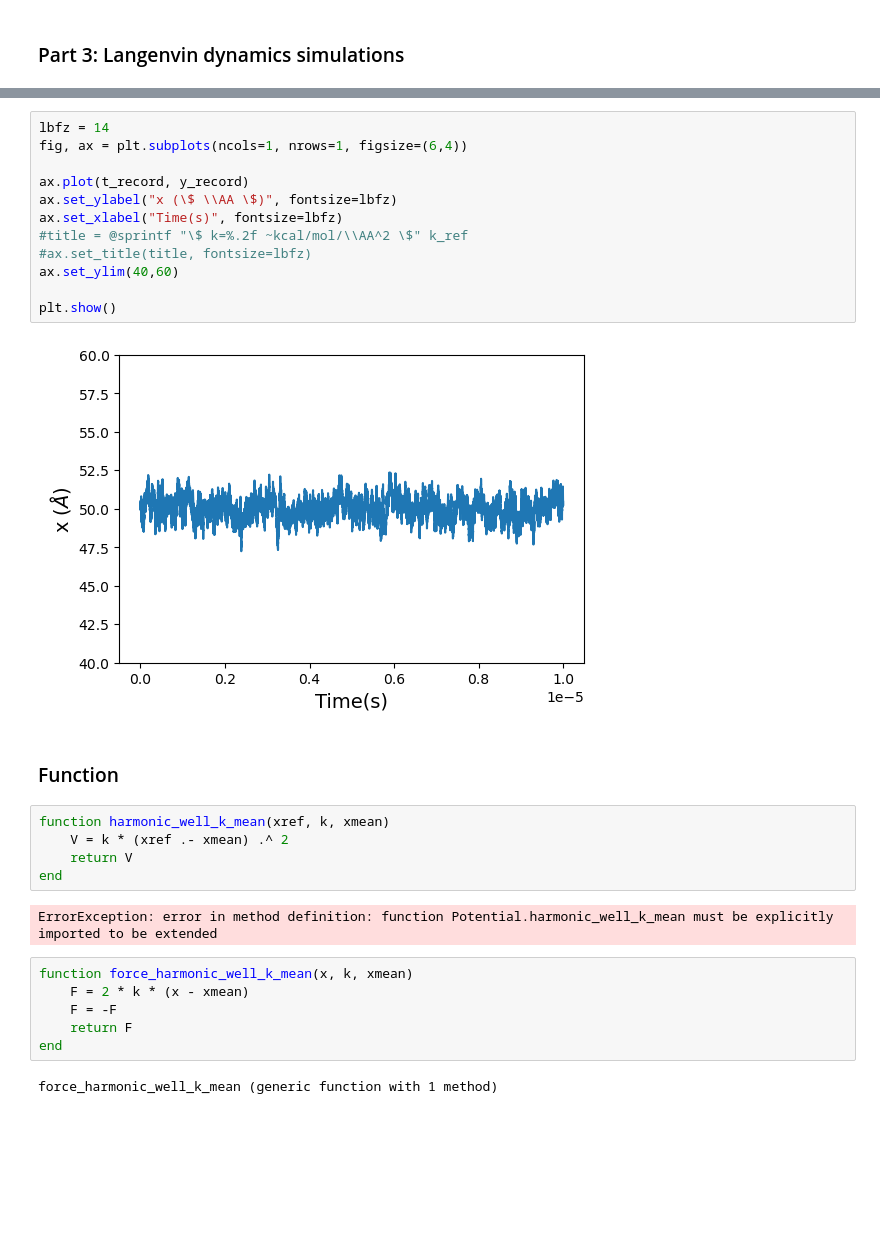
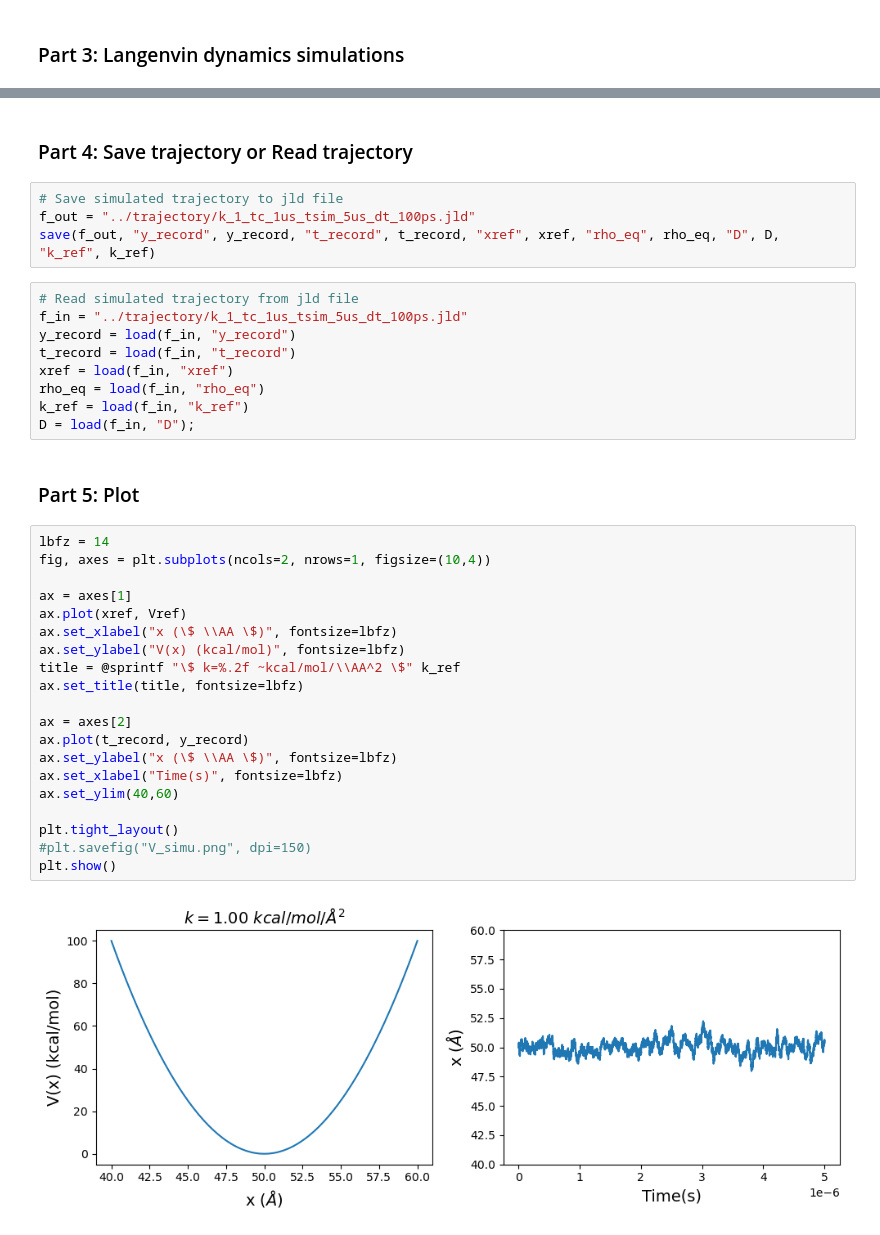
Before and after one commit to yizaochen/Alphabeta, a Jupyter notebook: notebooks/simulation.ipynb, the cells around one changed output, grey strips where cells are left out. Drawn from its saved outputs; the diff is of its cells as text; blank space fills up the shorter version.

```diff
--- a/notebooks/simulation.ipynb
+++ b/notebooks/simulation.ipynb
@@ -78,31 +63,39 @@ t_record[tau+1] = t;
+# %% [markdown]
+### Part 4: Save trajectory or Read trajectory
+# %%
+# Save simulated trajectory to jld file
+f_out = "../trajectory/k_1_tc_1us_tsim_5us_dt_100ps.jld"
+save(f_out, "y_record", y_record, "t_record", t_record, "xref", xref, "rho_eq", rho_eq, "D", D, "k_ref", k_ref)
+# %%
+# Read simulated trajectory from jld file
+f_in = "../trajectory/k_1_tc_1us_tsim_5us_dt_100ps.jld"
+y_record = load(f_in, "y_record")
+t_record = load(f_in, "t_record")
+xref = load(f_in, "xref")
+rho_eq = load(f_in, "rho_eq")
+k_ref = load(f_in, "k_ref")
+D = load(f_in, "D");
+# %% [markdown]
+### Part 5: Plot
 # %%
 lbfz = 14
-fig, ax = plt.subplots(ncols=1, nrows=1, figsize=(6,4))
+fig, axes = plt.subplots(ncols=2, nrows=1, figsize=(10,4))
 
+ax = axes[1]
+ax.plot(xref, Vref)
+ax.set_xlabel("x (\$ \\AA \$)", fontsize=lbfz)
+ax.set_ylabel("V(x) (kcal/mol)", fontsize=lbfz)
+title = @sprintf "\$ k=%.2f ~kcal/mol/\\AA^2 \$" k_ref
+ax.set_title(title, fontsize=lbfz)
+
+ax = axes[2]
 ax.plot(t_record, y_record)
 ax.set_ylabel("x (\$ \\AA \$)", fontsize=lbfz)
 ax.set_xlabel("Time(s)", fontsize=lbfz)
-#title = @sprintf "\$ k=%.2f ~kcal/mol/\\AA^2 \$" k_ref
-#ax.set_title(title, fontsize=lbfz)
 ax.set_ylim(40,60)
 
+plt.tight_layout()
+#plt.savefig("V_simu.png", dpi=150)
 plt.show()
 # %% [output]
-[figure, old version]
+[figure, new version]
-# %% [markdown]
-### Function
-# %%
-function harmonic_well_k_mean(xref, k, xmean)
-    V = k * (xref .- xmean) .^ 2
-    return V
-end
-# %% [output]
-ErrorException: error in method definition: function Potential.harmonic_well_k_mean must be explicitly imported to be extended
-# %%
-function force_harmonic_well_k_mean(x, k, xmean)
-    F = 2 * k * (x - xmean)
-    F = -F
-    return F
-end
-# %% [output]
-force_harmonic_well_k_mean (generic function with 1 method)
```
Also changed, not shown: parts of 4 cells of this notebook, 2 other files.
